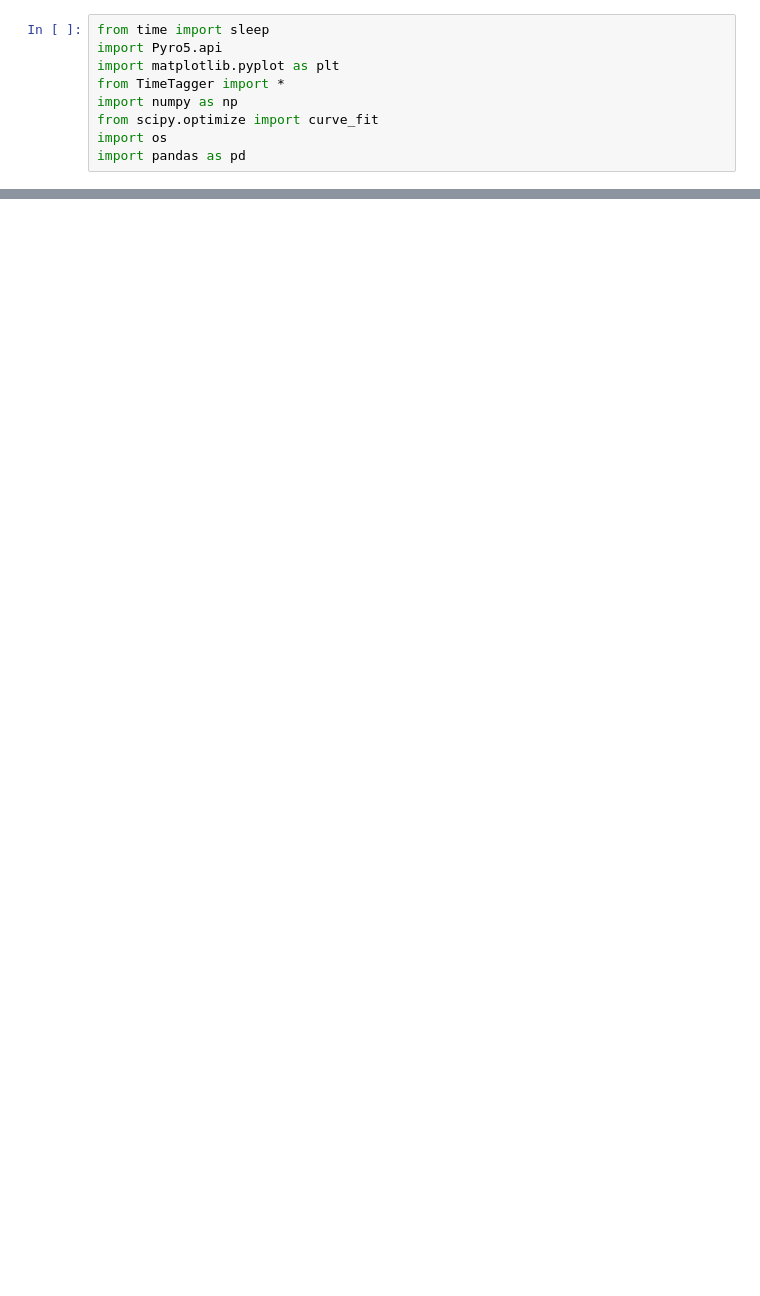
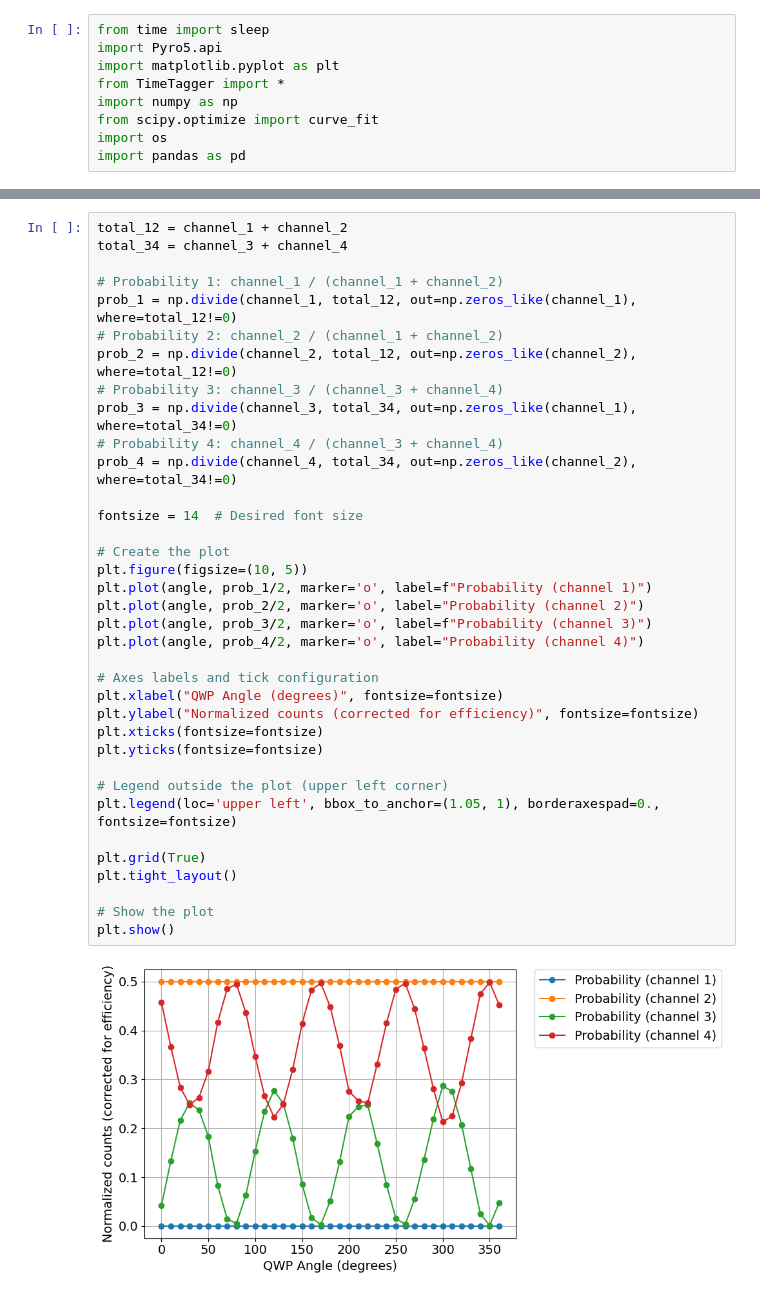
Before and after one commit to RaulLahoz/Perovskite_QKD, a Jupyter notebook: PerformanceReceiver.ipynb, the cells around one changed output, grey strips where cells are left out. Cells and saved outputs as stored; diff of their text form; blank space fills up the shorter version.

```diff
--- a/PerformanceReceiver.ipynb
+++ b/PerformanceReceiver.ipynb
@@ -126,0 +169,38 @@ plt.show()
+# %%
+total_12 = channel_1 + channel_2
+total_34 = channel_3 + channel_4
+
+# Probability 1: channel_1 / (channel_1 + channel_2)
+prob_1 = np.divide(channel_1, total_12, out=np.zeros_like(channel_1), where=total_12!=0)
+# Probability 2: channel_2 / (channel_1 + channel_2)
+prob_2 = np.divide(channel_2, total_12, out=np.zeros_like(channel_2), where=total_12!=0)
+# Probability 3: channel_3 / (channel_3 + channel_4)
+prob_3 = np.divide(channel_3, total_34, out=np.zeros_like(channel_1), where=total_34!=0)
+# Probability 4: channel_4 / (channel_3 + channel_4)
+prob_4 = np.divide(channel_4, total_34, out=np.zeros_like(channel_2), where=total_34!=0)
+
+fontsize = 14  # Desired font size
+
+# Create the plot
+plt.figure(figsize=(10, 5))
+plt.plot(angle, prob_1/2, marker='o', label=f"Probability (channel 1)")
+plt.plot(angle, prob_2/2, marker='o', label="Probability (channel 2)")
+plt.plot(angle, prob_3/2, marker='o', label=f"Probability (channel 3)")
+plt.plot(angle, prob_4/2, marker='o', label="Probability (channel 4)")
+
+# Axes labels and tick configuration
+plt.xlabel("QWP Angle (degrees)", fontsize=fontsize)
+plt.ylabel("Normalized counts (corrected for efficiency)", fontsize=fontsize)
+plt.xticks(fontsize=fontsize)
+plt.yticks(fontsize=fontsize)
+
+# Legend outside the plot (upper left corner)
+plt.legend(loc='upper left', bbox_to_anchor=(1.05, 1), borderaxespad=0., fontsize=fontsize)
+
+plt.grid(True)
+plt.tight_layout()
+
+# Show the plot
+plt.show()
+# %% [output]
+[figure, added]
```
Also changed, not shown: parts of 5 cells of this notebook, 1 other file.
